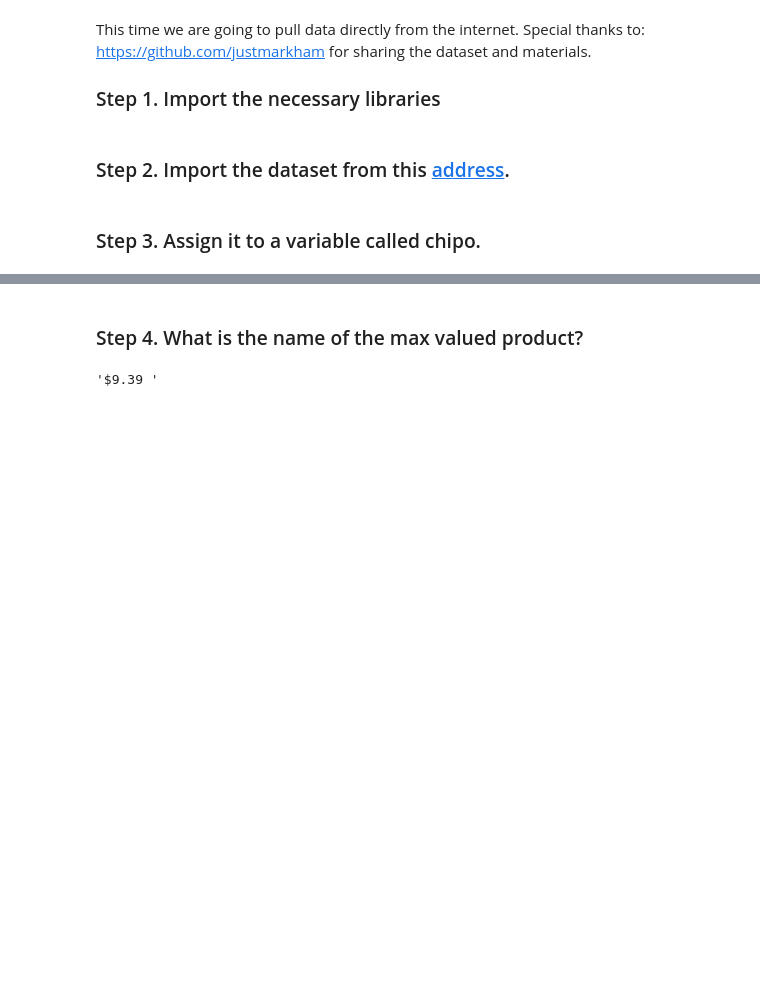
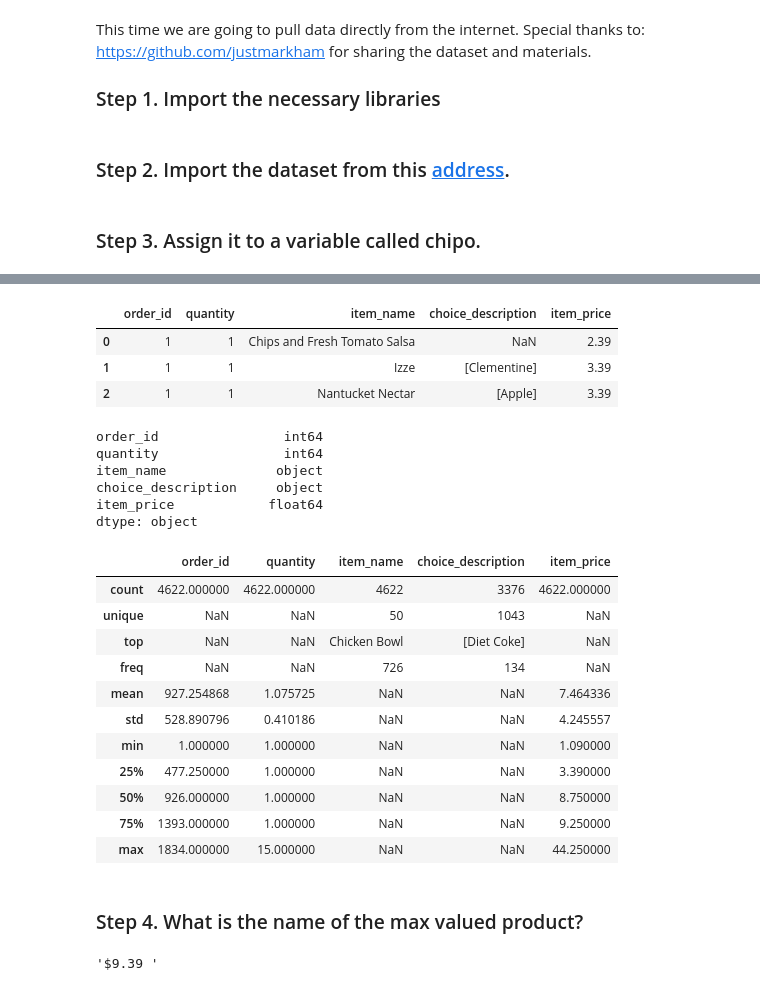
Before and after one commit to tomaslizarazoch/dsbootcamp, a Jupyter notebook: week4/day3/exercises/pandas/2_Filtering_&_Sorting/Chipotle/solution_tomi_3.ipynb, the cells around one changed output, grey strips where cells are left out. Drawn from its saved outputs; the diff is of its cells as text; code cells hidden in the pictures; blank space fills up the shorter version.

```diff
--- a/week4/day3/exercises/pandas/2_Filtering_&_Sorting/Chipotle/Solutions.ipynb
+++ b/week4/day3/exercises/pandas/2_Filtering_&_Sorting/Chipotle/solution_tomi_3.ipynb
@@ -25,3 +37,36 @@ chipo.head(2)
+# %%
+chipo['item_price'] = chipo['item_price'].str.replace('$', '')
+chipo.head(3)
+# %% [output]
+|  | order_id | quantity | item_name | choice_description | item_price |
+| 0 | 1 | 1 | Chips and Fresh Tomato Salsa | NaN | 2.39 |
+| 1 | 1 | 1 | Izze | [Clementine] | 3.39 |
+| 2 | 1 | 1 | Nantucket Nectar | [Apple] | 3.39 |
+# %%
+chipo['item_price'] = chipo['item_price'].astype(float)
+chipo.dtypes
+# %% [output]
+order_id                int64
+quantity                int64
+item_name              object
+choice_description     object
+item_price            float64
+dtype: object
+# %%
+chipo.describe(include='all')
+# %% [output]
+|  | order_id | quantity | item_name | choice_description | item_price |
+| count | 4622.000000 | 4622.000000 | 4622 | 3376 | 4622.000000 |
+| unique | NaN | NaN | 50 | 1043 | NaN |
+| top | NaN | NaN | Chicken Bowl | [Diet Coke] | NaN |
+| freq | NaN | NaN | 726 | 134 | NaN |
+| mean | 927.254868 | 1.075725 | NaN | NaN | 7.464336 |
+| std | 528.890796 | 0.410186 | NaN | NaN | 4.245557 |
+| min | 1.000000 | 1.000000 | NaN | NaN | 1.090000 |
+| 25% | 477.250000 | 1.000000 | NaN | NaN | 3.390000 |
+| 50% | 926.000000 | 1.000000 | NaN | NaN | 8.750000 |
+| 75% | 1393.000000 | 1.000000 | NaN | NaN | 9.250000 |
+| max | 1834.000000 | 15.000000 | NaN | NaN | 44.250000 |
 # %% [markdown]
 ### Step 4. What is the name of the max valued product?
 # %%
```
Also changed, not shown: parts of 3 cells of this notebook, 6 other files.
